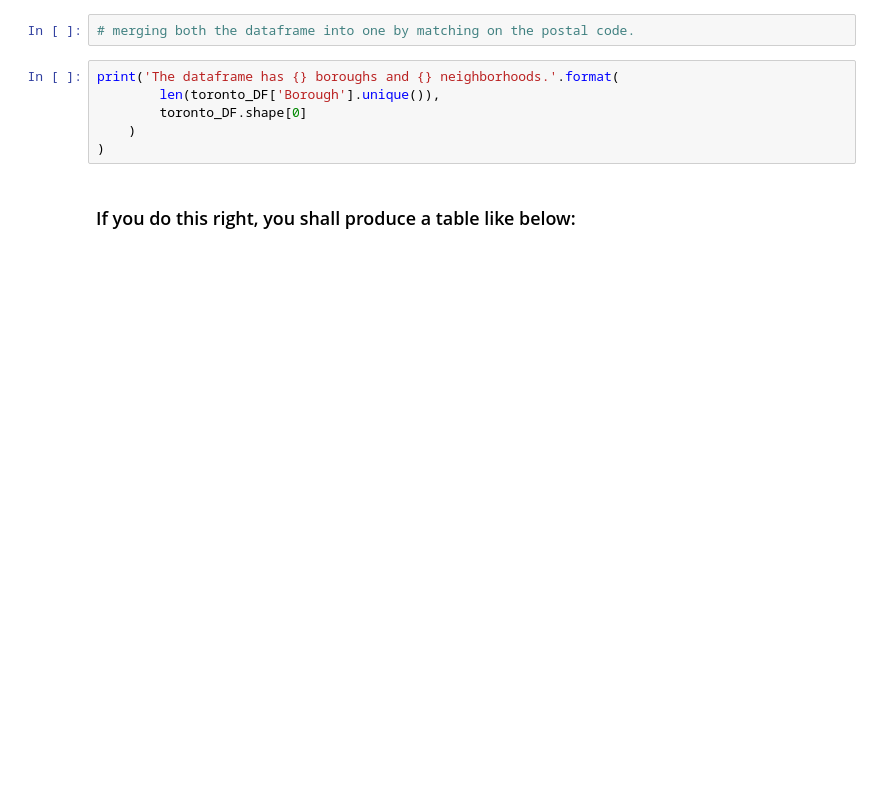
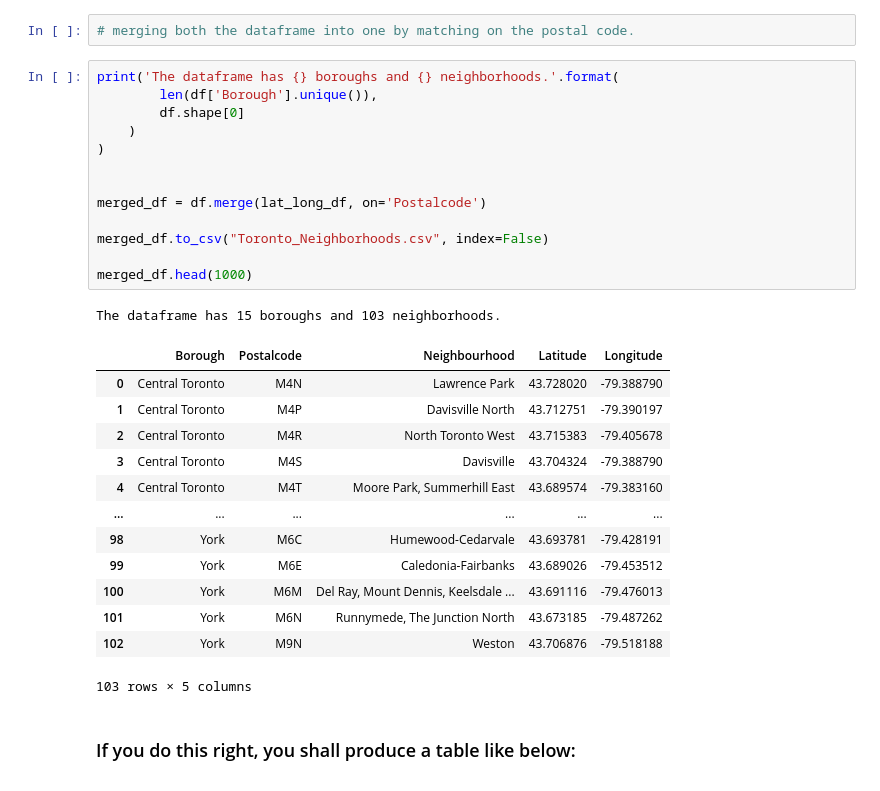
Before and after one commit to lazelee/Capstone-Project, a Jupyter notebook: ExploringTorontoNeighborhoods.ipynb, the cells around one changed output. Cells and saved outputs as stored; diff of their text form; blank space fills up the shorter version.

```diff
--- a/ExploringTorontoNeighborhoods.ipynb
+++ b/ExploringTorontoNeighborhoods.ipynb
@@ -202,10 +216,32 @@ lat_long_df.head()
 # merging both the dataframe into one by matching on the postal code.
 # %%
 print('The dataframe has {} boroughs and {} neighborhoods.'.format(
-        len(toronto_DF['Borough'].unique()),
-        toronto_DF.shape[0]
+        len(df['Borough'].unique()),
+        df.shape[0]
     )
 )
+
+
+merged_df = df.merge(lat_long_df, on='Postalcode')
+
+merged_df.to_csv("Toronto_Neighborhoods.csv", index=False)
+
+merged_df.head(1000)
+# %% [output]
+The dataframe has 15 boroughs and 103 neighborhoods.
+|  | Borough | Postalcode | Neighbourhood | Latitude | Longitude |
+| 0 | Central Toronto | M4N | Lawrence Park | 43.728020 | -79.388790 |
+| 1 | Central Toronto | M4P | Davisville North | 43.712751 | -79.390197 |
+| 2 | Central Toronto | M4R | North Toronto West | 43.715383 | -79.405678 |
+| 3 | Central Toronto | M4S | Davisville | 43.704324 | -79.388790 |
+| 4 | Central Toronto | M4T | Moore Park, Summerhill East | 43.689574 | -79.383160 |
+| ... | ... | ... | ... | ... | ... |
+| 98 | York | M6C | Humewood-Cedarvale | 43.693781 | -79.428191 |
+| 99 | York | M6E | Caledonia-Fairbanks | 43.689026 | -79.453512 |
+| 100 | York | M6M | Del Ray, Mount Dennis, Keelsdale ... | 43.691116 | -79.476013 |
+| 101 | York | M6N | Runnymede, The Junction North | 43.673185 | -79.487262 |
+| 102 | York | M9N | Weston | 43.706876 | -79.518188 |
+103 rows × 5 columns
 # %% [markdown]
 ### If you do this right, you shall produce a table like below:
 ![image.png](attachment:image.png)
```
Also changed, not shown: parts of 2 cells of this notebook.
